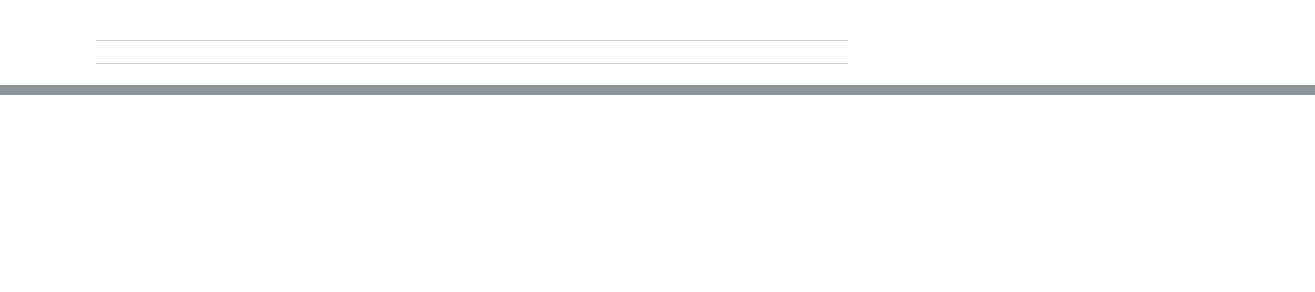
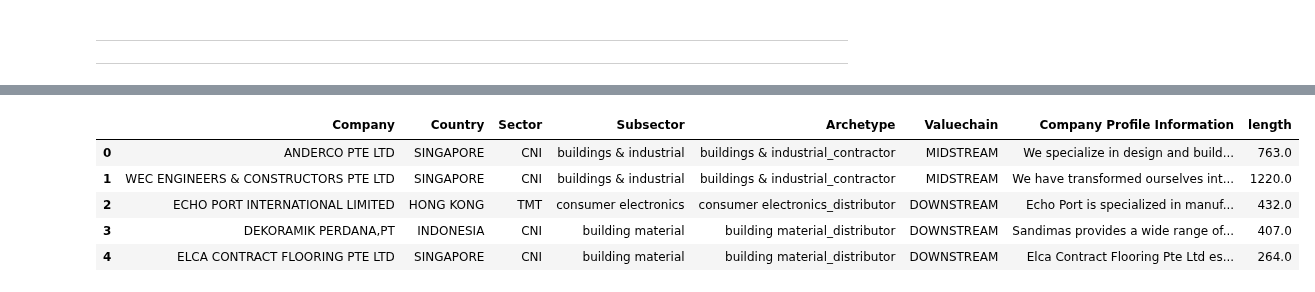
Before and after one commit to ngzhankang/finalYearProjectUOB, a Jupyter notebook: NLP.ipynb, the cells around one changed output, grey strips where cells are left out. Cells and saved outputs as stored; diff of their text form; code cells hidden in the pictures; blank space fills up the shorter version.

```diff
--- a/NLP.ipynb
+++ b/NLP.ipynb
@@ -473,0 +485,6 @@ plt.show()
+# %%
+# configurate pandas dataframe to let us see the entire company description IN FULL
+pd.set_option('display.max_colwidth', None)
+
+# get the 1st 50 results and observe
+df_valid.loc[0:49,'Company Profile Information']
@@ -476,0 +554,11 @@ plt.show()
+# %%
+# first, add in a new column that tabluates the length of the respecive copany description
+df_valid["length"] = df_valid["Company Profile Information"].str.len()
+df_valid.head()
+# %% [output]
+|  | Company | Country | Sector | Subsector | Archetype | Valuechain | Company Profile Information | length |
+| 0 | ANDERCO PTE LTD | SINGAPORE | CNI | buildings & industrial | buildings & industrial_contractor | MIDSTREAM | We specialize in design and build... | 763.0 |
+| 1 | WEC ENGINEERS & CONSTRUCTORS PTE LTD | SINGAPORE | CNI | buildings & industrial | buildings & industrial_contractor | MIDSTREAM | We have transformed ourselves int... | 1220.0 |
+| 2 | ECHO PORT INTERNATIONAL LIMITED | HONG KONG | TMT | consumer electronics | consumer electronics_distributor | DOWNSTREAM | Echo Port is specialized in manuf... | 432.0 |
+| 3 | DEKORAMIK PERDANA,PT | INDONESIA | CNI | building material | building material_distributor | DOWNSTREAM | Sandimas provides a wide range of... | 407.0 |
+| 4 | ELCA CONTRACT FLOORING PTE LTD | SINGAPORE | CNI | building material | building material_distributor | DOWNSTREAM | Elca Contract Flooring Pte Ltd es... | 264.0 |
```
Also changed, not shown: parts of 19 cells of this notebook.
